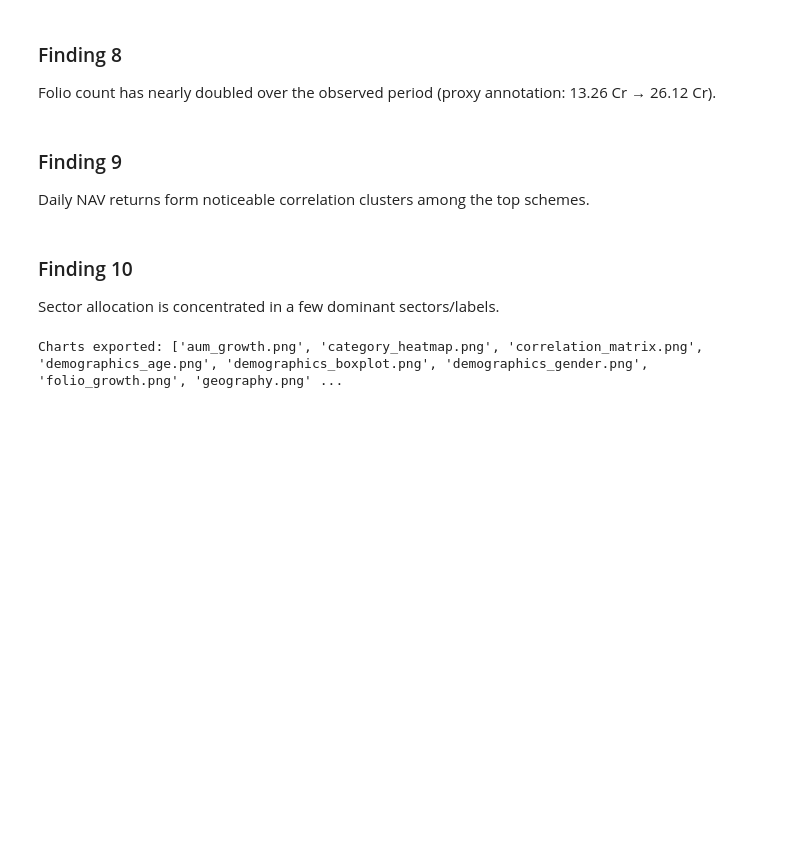
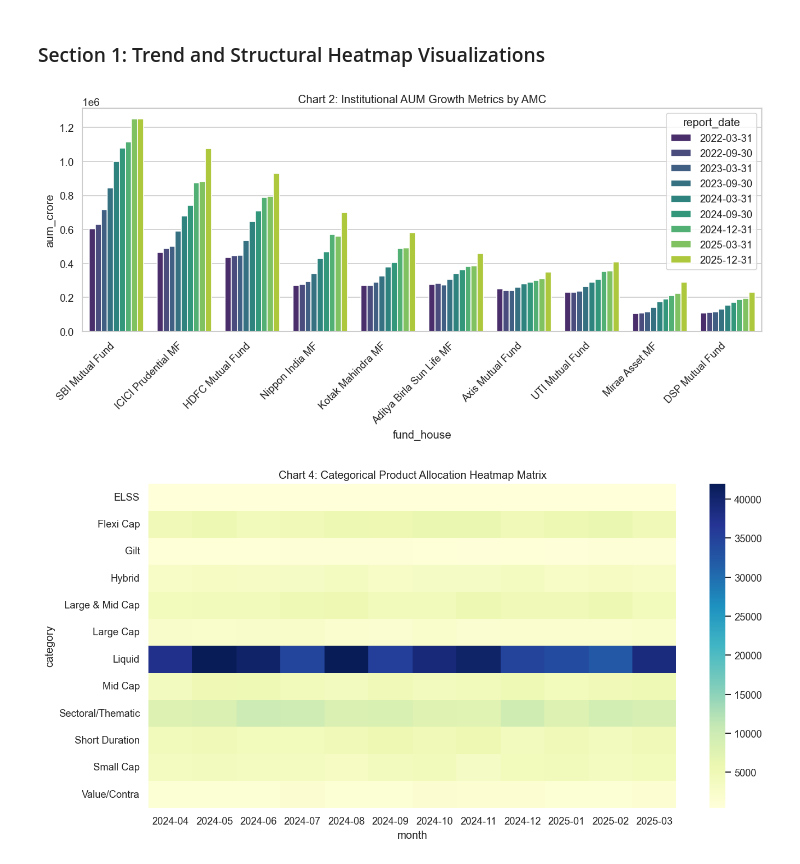
Before and after one commit to Harshavardhan2381/bluestock_mf, a Jupyter notebook: notebooks/03_eda_analysis.ipynb, the cells around one changed output. Drawn from its saved outputs; the diff is of its cells as text; code cells hidden in the pictures; blank space fills up the shorter version.

Commit message:
Day 3: Exploratory Data Analysis complete with 16 publication charts

```diff
--- a/notebooks/03_eda_analysis.ipynb
+++ b/notebooks/03_eda_analysis.ipynb
@@ -304,16 +57,36 @@ SIP values are skewed towards a single geography/segment bucket (proxy via kyc_s
-# %% [markdown]
-### Finding 8
-Folio count has nearly doubled over the observed period (proxy annotation: 13.26 Cr → 26.12 Cr).
-# %% [markdown]
-### Finding 9
-Daily NAV returns form noticeable correlation clusters among the top schemes.
-# %% [markdown]
-### Finding 10
-Sector allocation is concentrated in a few dominant sectors/labels.
-# %%
-# Confirm exported charts
-import glob
-files = sorted(glob.glob(str(REPORTS_CHARTS_DIR / '*.png')))
-print('Charts exported:', [Path(f).name for f in files])
-# %% [output]
-Charts exported: ['aum_growth.png', 'category_heatmap.png', 'correlation_matrix.png', 'demographics_age.png', 'demographics_boxplot.png', 'demographics_gender.png', 'folio_growth.png', 'geography.png' ...
+# %% [markdown]
+### Section 1: Trend and Structural Heatmap Visualizations
+# %%
+sampled_codes = [119551, 120503, 118632, 119092, 120841]
+nav_id_col = 'scheme_code' if 'scheme_code' in fact_nav.columns else ('amfi_code' if 'amfi_code' in fact_nav.columns else None)
+assert nav_id_col is not None, f"fact_nav must have an identifier column like 'scheme_code' or 'amfi_code'. Got: {list(fact_nav.columns)}"
+df_nav_slice = fact_nav[fact_nav[nav_id_col].isin(sampled_codes)]
+
+fig_nav = px.line(df_nav_slice, x='date', y='nav', color=nav_id_col, title='Chart 1: NAV Trajectory Performance')
+fig_nav.write_image(str(REPORTS_CHARTS_DIR / 'nav_trend.png'))
+fig_nav.show()
+
+plt.figure()
+aum_hue = 'report_date' if 'report_date' in fact_aum.columns else ('date' if 'date' in fact_aum.columns else None)
+aum_hue = aum_hue if aum_hue else None
+sns.barplot(data=fact_aum, x='fund_house', y='aum_crore', hue=aum_hue, palette='viridis')
+plt.xticks(rotation=45, ha='right')
+plt.title('Chart 2: Institutional AUM Growth Metrics by AMC')
+plt.tight_layout()
+plt.savefig(REPORTS_CHARTS_DIR / 'aum_growth.png')
+plt.show()
+
+fig_sip = px.line(fact_sip_inflows, x='month', y='sip_inflow_crore', title='Chart 3: Monthly SIP Inflow Trend')
+fig_sip.write_image(str(REPORTS_CHARTS_DIR / 'sip_trend.png'))
+fig_sip.show()
+
+pivot_inflow = clean_category_inflows.pivot(index='category', columns='month', values='net_inflow_crore')
+plt.figure(figsize=(12, 6))
+sns.heatmap(pivot_inflow, cmap='YlGnBu', annot=False)
+plt.title('Chart 4: Categorical Product Allocation Heatmap Matrix')
+plt.tight_layout()
+plt.savefig(REPORTS_CHARTS_DIR / 'category_heatmap.png')
+plt.show()
+# %% [output]
+[figure, added]
+[figure, added]
```
Also changed, not shown: parts of 27 cells of this notebook, 16 other files.
